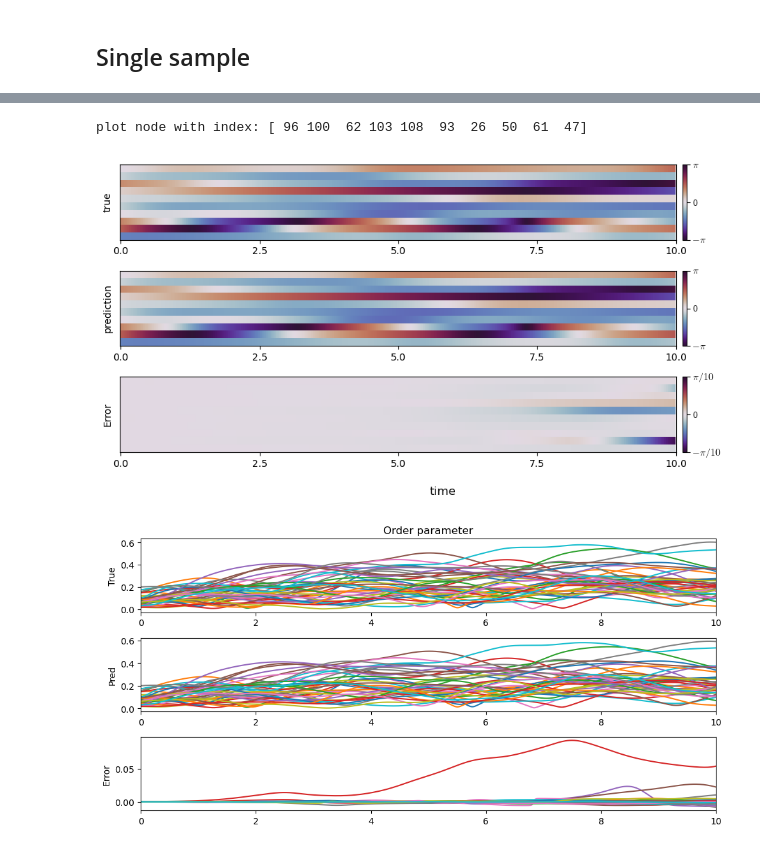
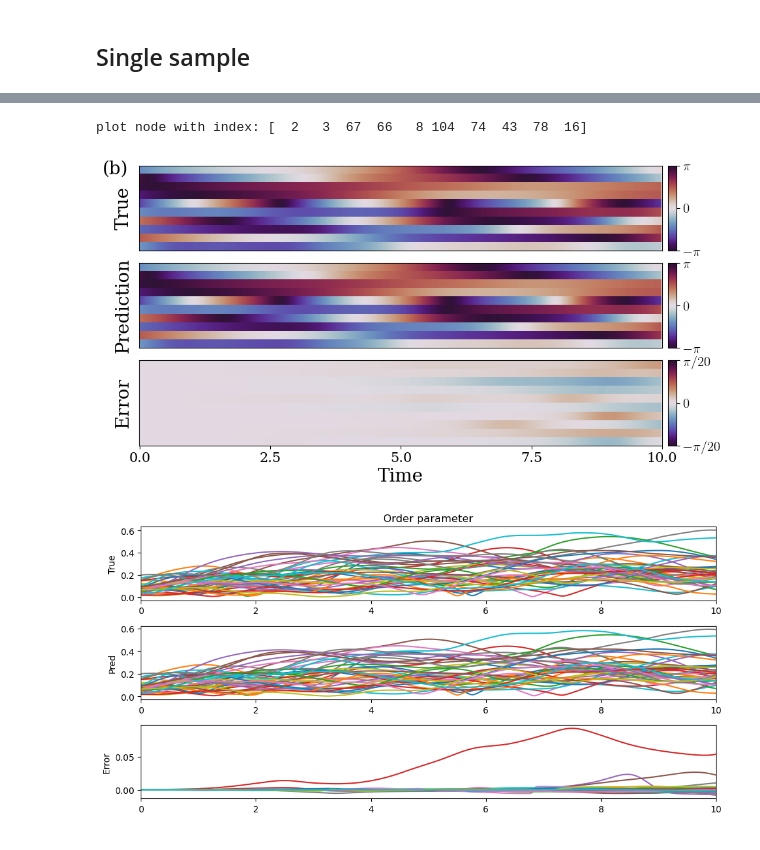
Before and after one commit to hoyunchoi/neural_rk, a Jupyter notebook: kuramoto/neural_rk.ipynb, the cells around one changed output, grey strips where cells are left out. Saved outputs shown, nothing was run; the diff lists cells and outputs as text; code cells hidden in the pictures.

```diff
--- a/kuramoto/neural_rk.ipynb
+++ b/kuramoto/neural_rk.ipynb
@@ -3,6 +3,7 @@ import functools
 import pickle
 import sys
 
+import matplotlib as mpl
 import matplotlib.pyplot as plt
 import numpy as np
 import numpy.typing as npt
@@ -11,7 +12,6 @@ import torch
 from tqdm.auto import trange
 
 sys.path.append("..")
-
 
 from kuramoto.approximator import KuramotoApproximator
 from kuramoto.plot import plot_image
@@ -23,6 +23,10 @@ from neural_rk.modules import RungeKutta, prune_state_dict
 from neural_rk.path import DATA_DIR, FIG_DIR, RESULT_DIR
 from neural_rk.scheduler import get_scheduler
 from neural_rk.trainer import rollout
+
+mpl.rcParams["font.family"] = "serif"
+# mpl.rcParams["text.usetex"] = True
+mpl.rcParams["text.latex.preamble"] = r"\usepackage{amsmath, amssymb}"
 # %%
 device = torch.device("cuda:1")
 exp_id = "A"
@@ -66,8 +75,8 @@ fig.show()
 # %%
 approximator = KuramotoApproximator.from_hp(hp.approximator)
 approximator.load_state_dict(prune_state_dict(checkpoint["best_model_state_dict"]))
-# model = RungeKutta(approximator, butcher_tableau=hp.rk).to(device)
-model = RungeKutta(approximator, butcher_tableau="rk4").to(device)
+model = RungeKutta(approximator, butcher_tableau=hp.rk).to(device)
+# model = RungeKutta(approximator, butcher_tableau="rk4").to(device)
 
 kuramoto_rollout = functools.partial(
     rollout,
@@ -124,7 +127,7 @@ Error: MAE=1.1604e-02    std=2.5138e-02
 # %% [markdown]
 ## Single sample
 # %%
-sample_idx = 5
+sample_idx = 31
 
 print(test_df.network_type[sample_idx])
 xticks = np.round(np.linspace(0, times[sample_idx, -1], 5), 2)
@@ -139,61 +142,77 @@ er
 # %%
-nodes = np.random.choice(np.arange(true_trajcetory.shape[1]), 10, replace=False)
-# nodes = set()
-# for idx in np.argsort(np.abs(error).sum(axis=0).flatten())[::-1]:   # max
-# # for idx in np.argsort(np.abs(error).sum(axis=0).flatten()):   # min
-#     idx = np.unravel_index(idx, error.shape[1:])
-#     nodes.add(idx[0])
-#     if len(nodes) == 10:
-#         break
-nodes = np.array(list(nodes))
+# nodes = np.random.choice(np.arange(true_trajcetory.shape[1]), 10, replace=False)
+nodes = set()
+for idx in np.argsort(np.abs(error).sum(axis=0).flatten())[::-1]:  # max
+    # for idx in np.argsort(np.abs(error).sum(axis=0).flatten()):   # min
+    idx = np.unravel_index(idx, error.shape[1:])
+    nodes.add(idx[0])
+    if len(nodes) == 10:
+        break
+nodes = np.array(list(nodes), dtype=np.int64)
 print(f"plot node with index: {nodes}")
 
 fig, (ax1, ax2, ax3) = plt.subplots(figsize=(10, 5), nrows=3)
-ax1.set_ylabel("true")
+ax1.set_ylabel("True", fontsize=20)
 im = plot_image(
     ax1,
     true_trajcetory,
     nodes,
     xticks=xticks,
 )
-cbar = fig.colorbar(im, ax=ax1, location="right", pad=0.01, ticks=[-np.pi, 0, np.pi])
-cbar.ax.set_yticklabels([r"$-\pi$", 0, r"$\pi$"], usetex=True)
+cbar1 = fig.colorbar(
+    im, ax=ax1, location="right", pad=0.01, ticks=[-np.pi, 0, np.pi], aspect=10
+)
+ax1.set_xticks([])
+cbar1.ax.set_yticklabels([r"$-\pi$", 0, r"$\pi$"], usetex=True)
+cbar1.ax.tick_params(labelsize=15)
 
-ax2.set_ylabel("prediction")
+ax2.set_ylabel("Prediction", fontsize=20)
 im = plot_image(
     ax2,
     pred_trajectory,
     nodes,
     xticks=xticks,
 )
-cbar = fig.colorbar(im, ax=ax2, location="right", pad=0.01, ticks=[-np.pi, 0, np.pi])
-cbar.ax.set_yticklabels([r"$-\pi$", 0, r"$\pi$"], usetex=True)
+cbar2 = fig.colorbar(
+    im, ax=ax2, location="right", pad=0.01, ticks=[-np.pi, 0, np.pi], aspect=10
+)
+ax2.set_xticks([])
+cbar2.ax.set_yticklabels([r"$-\pi$", 0, r"$\pi$"], usetex=True)
+cbar2.ax.tick_params(labelsize=15)
 
-ax3.set_ylabel("Error")
+ax3.set_ylabel("Error", fontsize=20)
 im = plot_image(
     ax3,
     error,
     nodes,
-    lim=(-0.1 * np.pi, 0.1 * np.pi),
+    lim=(-0.05 * np.pi, 0.05 * np.pi),
     xticks=xticks,
 )
-cbar = fig.colorbar(
+cbar3 = fig.colorbar(
     im,
     ax=ax3,
     location="right",
     pad=0.01,
-    ticks=[-0.1 * np.pi, 0, 0.1 * np.pi]
+    ticks=[-0.05 * np.pi, 0, 0.05 * np.pi],
+    aspect=10,
 )
-# cbar.ax.set_yticklabels([r"$-\pi/100$", 0, r"$\pi/100$"], usetex=True)
-cbar.ax.set_yticklabels([r"$-\pi/10$", 0, r"$\pi/10$"], usetex=True)
+ax3.set_xlabel("Time", fontsize=20)
+ax3.tick_params(axis="x", labelsize=15)
+cbar3.ax.set_yticklabels([r"$-\pi/20$", 0, r"$\pi/20$"], usetex=True)
+cbar3.ax.tick_params(labelsize=15)
 
-fig.supxlabel("time")
-fig.tight_layout()
-# fig.savefig(f"{FIG_DIR}/kuramoto_trajectory.pdf", bbox_inches="tight", pad_inches=0.0)
+ax1.text(-0.07, 0.9, "(b)", transform=ax1.transAxes, fontsize=20)
+
+fig.tight_layout(pad=0.0)
+# fig.savefig(
+#     f"{FIG_DIR}/kuramoto_{test_id}_{sample_idx}_{exp_id}.pdf",
+#     bbox_inches="tight",
+#     pad_inches=0.0,
+# )
 fig.show()
 # %% [output]
-plot node with index: [ 96 100  62 103 108  93  26  50  61  47]
+plot node with index: [  2   3  67  66   8 104  74  43  78  16]
-[figure, old version]
+[figure, new version]
 # %%
 fig, (ax1, ax2, ax3) = plt.subplots(figsize=(10, 5), nrows=3)
 
```
Also changed, not shown: parts of 5 cells of this notebook, 34 other files.
